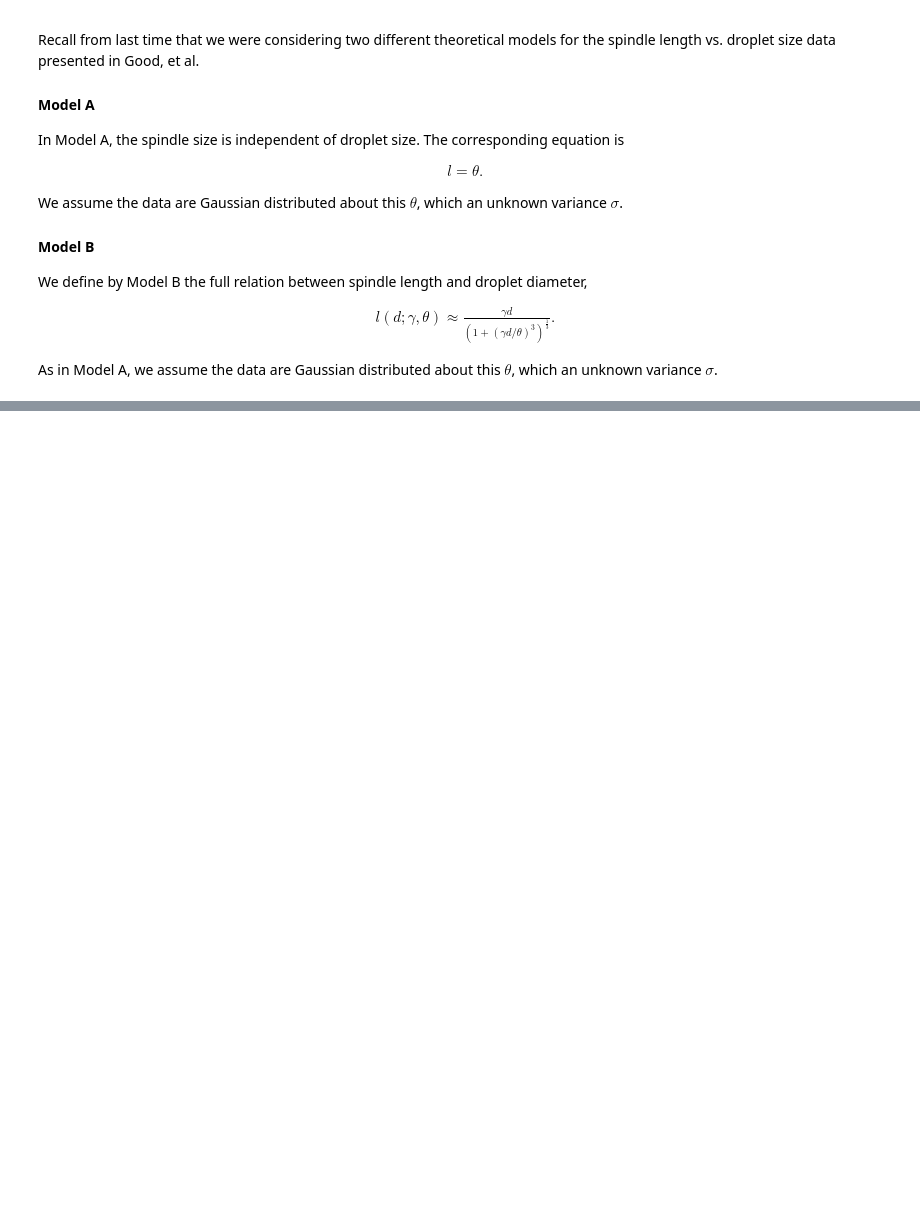
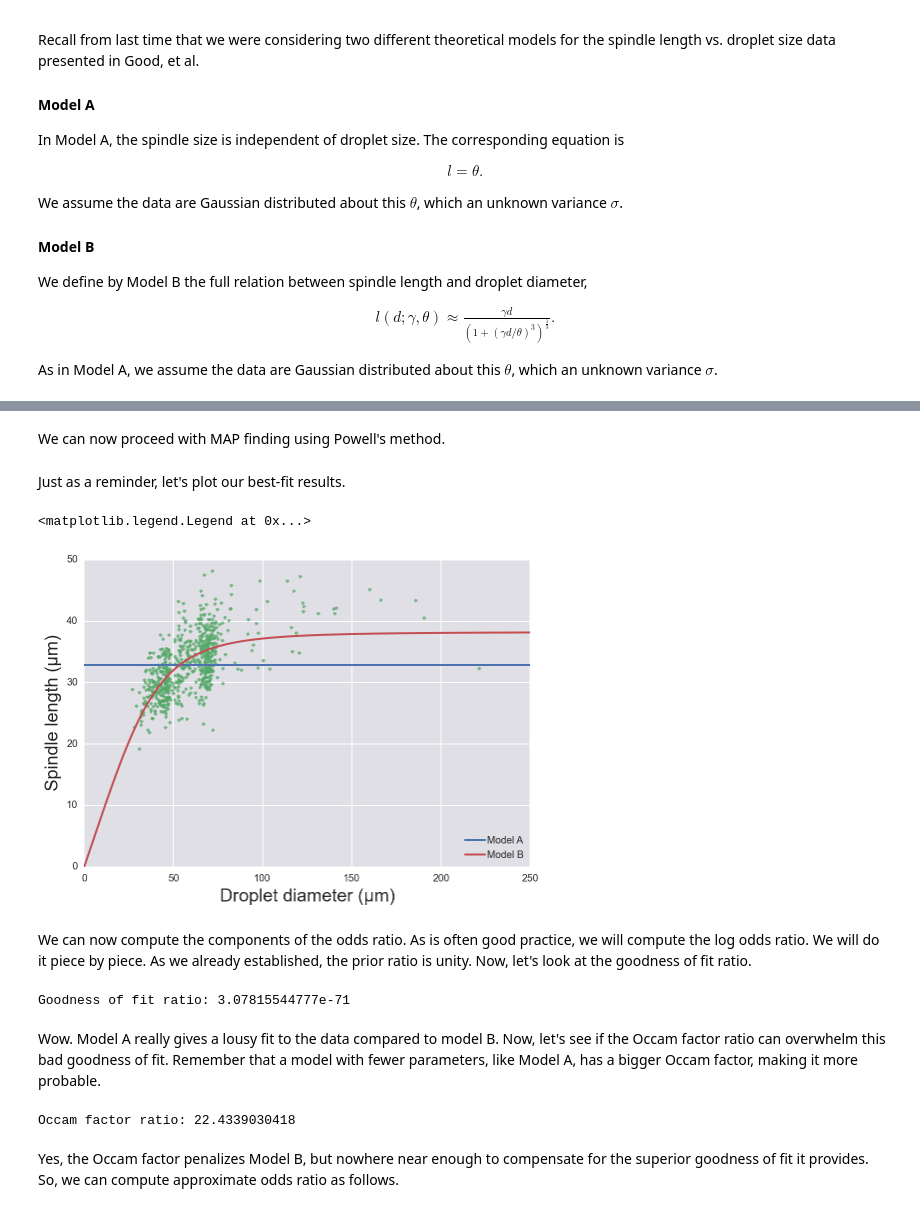
Before and after one commit to justinbois/bebi103, a Jupyter notebook: tutorials/t5a_model_selection_1.ipynb, the cells around one changed output, grey strips where cells are left out. Cells and saved outputs as stored; diff of their text form; code cells hidden in the pictures; blank space fills up the shorter version.

```diff
--- a/tutorials/t5a_model_selection_1.ipynb
+++ b/tutorials/t5a_model_selection_1.ipynb
@@ -604,0 +166,70 @@ We see that the goodness of fit strongly overwhelms the Occam factor presented b
+# %% [markdown]
+We can now proceed with MAP finding using Powell's method.
+# %%
+# Instantiate Hessian for log posterior
+hes_fun = ndt.Hessian(log_posterior)
+
+# Load data into DataFrame
+df = pd.read_csv('../data/good_et_al/invitro_droplet_data.csv', comment='#')
+
+# Extra arguments as a tuple
+args = (df['Droplet Diameter (um)'], df['Spindle Length (um)'])
+
+# Model A
+p0 = np.array([50, 5])
+args_A = args + ('A',)
+res = scipy.optimize.minimize(neg_log_posterior, p0, args=args_A,
+                              method='powell')
+popt_A = res.x
+hes = hes_fun(popt_A, *args_A)
+cov_A = -np.linalg.inv(hes)
+
+# Model B
+p0 = np.array([50, 0.5, 5])
+args_B = args + ('B',)
+res = scipy.optimize.minimize(neg_log_posterior, p0, args=args_B,
+                              method='powell')
+popt_B = res.x
+hes = hes_fun(popt_B, *args_B)
+cov_B = -np.linalg.inv(hes)
+# %% [markdown]
+Just as a reminder, let's plot our best-fit results.
+# %%
+# Smooth droplet diameter for plotting
+d_plot = np.linspace(0, 250, 300)
+
+# Plot data and curves
+plt.plot(df['Droplet Diameter (um)'], df['Spindle Length (um)'], '.',
+         alpha=0.75, color=sns.color_palette()[1])
+plt.plot(d_plot, spindle_length(popt_A, d_plot, 'A'), '-',
+         color=sns.color_palette()[0], label='Model A')
+plt.plot(d_plot, spindle_length(popt_B, d_plot, 'B'), '-',
+        color=sns.color_palette()[2], label='Model B')
+
+# \Labels
+plt.xlabel('Droplet diameter (µm)')
+plt.ylabel('Spindle length (µm)')
+plt.legend(loc='lower right')
+# %% [output]
+<matplotlib.legend.Legend at 0x...>
+[figure, added]
+# %% [markdown]
+We can now compute the components of the odds ratio.  As is often good practice, we will compute the log odds ratio.  We will do it piece by piece.  As we already established, the prior ratio is unity.  Now, let's look at the goodness of fit ratio.
+# %%
+log_good_fit_ratio = log_likelihood(popt_A, *args_A) - \
+                                    log_likelihood(popt_B, *args_B)
+
+print('Goodness of fit ratio:', np.exp(log_good_fit_ratio))
+# %% [output]
+Goodness of fit ratio: 3.07815544777e-71
+# %% [markdown]
+Wow.  Model A really gives a lousy fit to the data compared to model B.  Now, let's see if the Occam factor ratio can overwhelm this bad goodness of fit.  Remember that a model with fewer parameters, like Model A, has a bigger Occam factor, making it more probable.
+# %%
+log_occam_factor = (-np.log(2 * np.pi) + np.log(np.linalg.det(cov_A))
+                    - np.log(np.linalg.det(cov_B))) / 2
+
+print('Occam factor ratio:', np.exp(log_occam_factor))
+# %% [output]
+Occam factor ratio: 22.4339030418
+# %% [markdown]
+Yes, the Occam factor penalizes Model B, but nowhere near enough to compensate for the superior goodness of fit it provides.  So, we can compute approximate odds ratio as follows.
```
Also changed, not shown: parts of 72 cells of this notebook.
